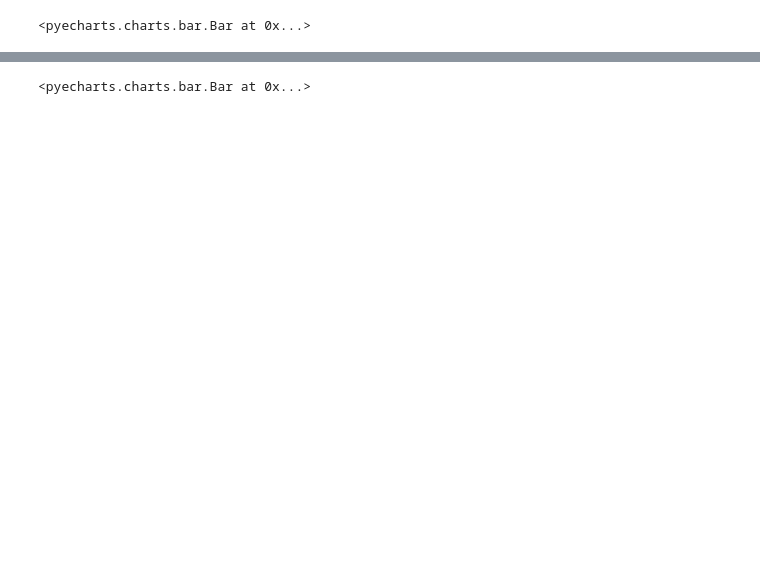
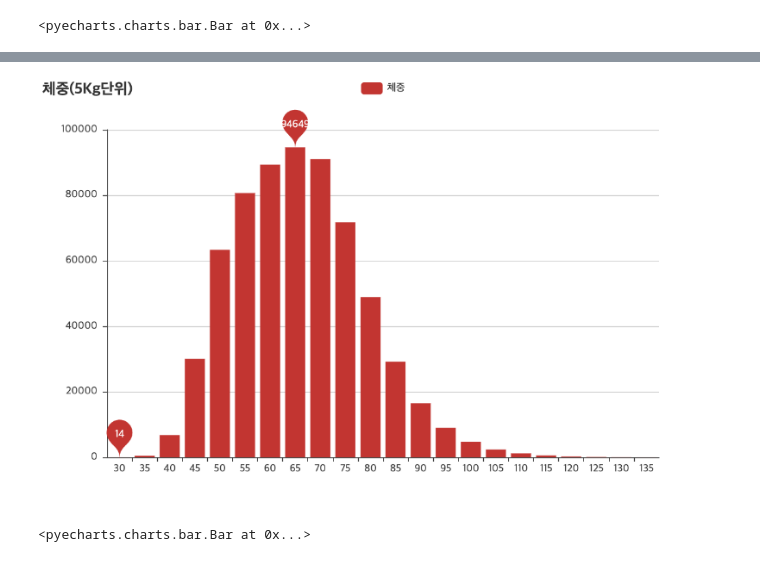
Before and after one commit to kms2698/diabetes-analysys_topgap, a Jupyter notebook: 데이터분석_김민상.ipynb, the cells around one changed output, grey strips where cells are left out. Drawn from its saved outputs; the diff is of its cells as text; code cells hidden in the pictures; blank space fills up the shorter version.

```diff
--- a/데이터분석_김민상.ipynb
+++ b/데이터분석_김민상.ipynb
@@ -156,3 +154,7 @@ bar
+# %%
+Image('pyecharts(김민상)/체중(5Kg단위).png')
+# %% [output]
+[figure, added]
 # %%
 a = df1_clean['허리둘레'].value_counts().sort_index()
 x = a.index
```
Also changed, not shown: parts of 23 cells of this notebook.
